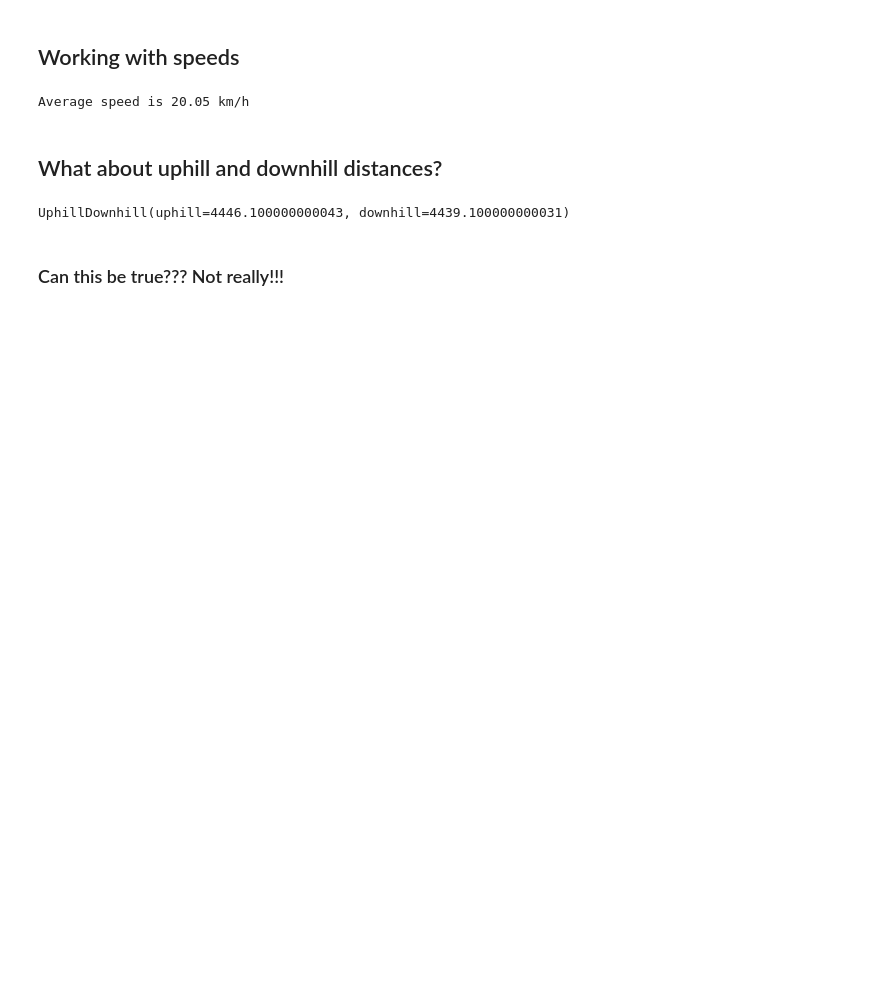
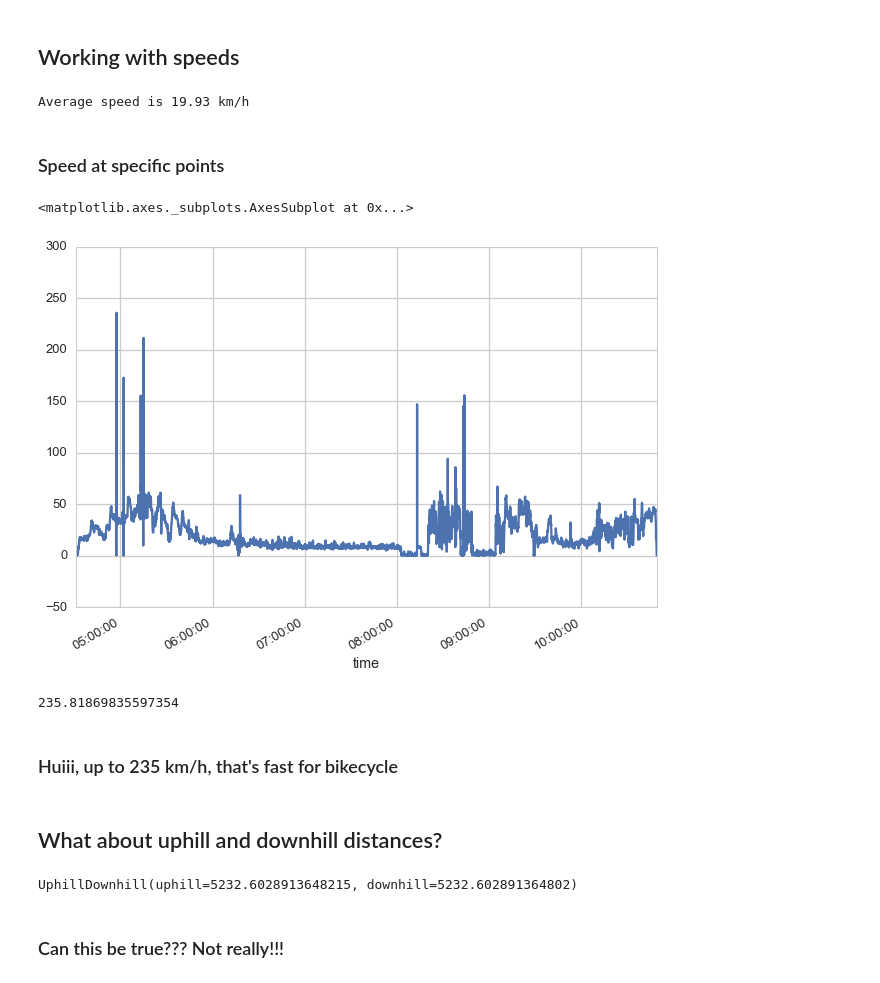
Before and after one commit to FlorianWilhelm/gps_data_with_python, a Jupyter notebook: notebooks/gpx.ipynb, the cells around one changed output. Drawn from its saved outputs; the diff is of its cells as text; code cells hidden in the pictures; blank space fills up the shorter version.

```diff
--- a/notebooks/gpx.ipynb
+++ b/notebooks/gpx.ipynb
@@ -62,8 +64,7 @@ coords.ele.plot(title='Elevation')
 # %% [markdown]
 ### Let's assume the elevation data is missing
 # %%
-segment = segment.clone()
-for point in gpx_file.tracks[0].segments[0].points:
+for point in segment.points:
     point.elevation = None
 # %% [markdown]
 ### Use srtm.py to add missing elevation data
@@ -94,4 +89,6 @@ duration = end_time - start_time
 average_speed = segment.length_3d() / duration.seconds * 3.6
 print("Average speed is {:.2f} km/h".format(average_speed))
 # %% [output]
-Average speed is 20.05 km/h
+Average speed is 19.93 km/h
+# %% [markdown]
+### Speed at specific points
@@ -98,8 +99,21 @@ Average speed is 20.05 km/h
+# %%
+coords['speed'] = [p.speed for p in segment.points]
+coords['speed'] *= 3.6
+coords['speed'].plot()
+# %% [output]
+<matplotlib.axes._subplots.AxesSubplot at 0x...>
+[figure, added]
+# %%
+coords['speed'].max()
+# %% [output]
+235.81869835597354
+# %% [markdown]
+### Huiii, up to 235 km/h, that's fast for bikecycle
 # %% [markdown]
 ## What about uphill and downhill distances?
 # %%
 segment.get_uphill_downhill()
 # %% [output]
-UphillDownhill(uphill=4446.100000000043, downhill=4439.100000000031)
+UphillDownhill(uphill=5232.6028913648215, downhill=5232.602891364802)
 # %% [markdown]
 ### Can this be true??? Not really!!!
```
Also changed, not shown: parts of 7 cells of this notebook.
